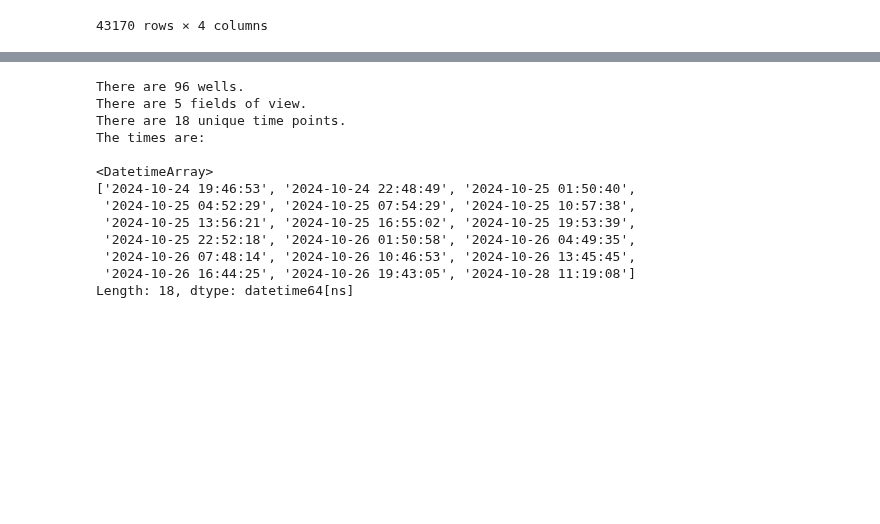
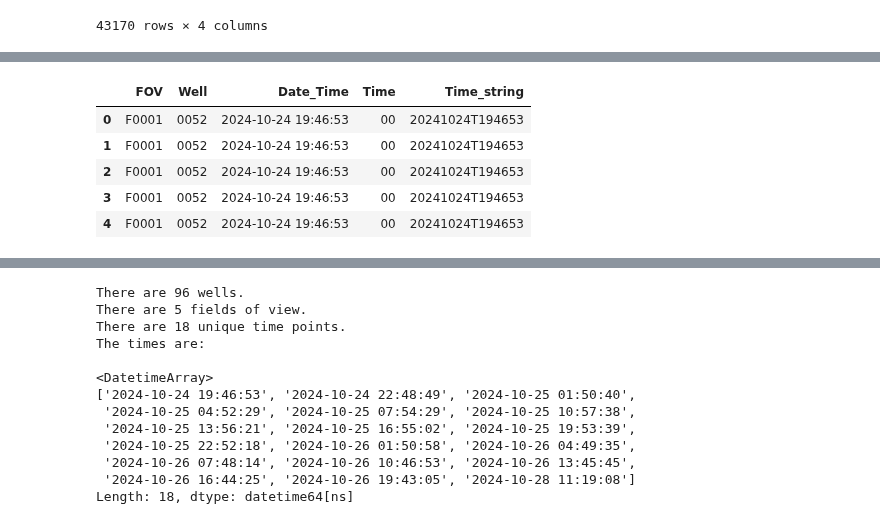
Before and after one commit to MikeLippincott/pyroptosis_live-cell_timelapse, a Jupyter notebook: Wave1_data/1.preprocess_data/notebooks/0.preprocess_raw_data.ipynb, the cells around one changed output, grey strips where cells are left out. Drawn from its saved outputs; the diff is of its cells as text; code cells hidden in the pictures; blank space fills up the shorter version.

```diff
--- a/Wave1_data/1.preprocess_data/notebooks/0.preprocess_raw_data.ipynb
+++ b/Wave1_data/1.preprocess_data/notebooks/0.preprocess_raw_data.ipynb
@@ -122,3 +127,19 @@ df.head()
+# %%
+df["Date_Time"].unique()
+# map the unique dates to a dictionary
+date_map = {date: i for i, date in enumerate(df["Time"].unique())}
+
+df["Time"] = df["Time"].map(date_map)
+# make the time column have a leading zero
+df["Time"] = df["Time"].apply(lambda x: f"{x:02}")
+df.head()
+# %% [output]
+|  | FOV | Well | Date_Time | Time | Time_string |
+| 0 | F0001 | 0052 | 2024-10-24 19:46:53 | 00 | 20241024T194653 |
+| 1 | F0001 | 0052 | 2024-10-24 19:46:53 | 00 | 20241024T194653 |
+| 2 | F0001 | 0052 | 2024-10-24 19:46:53 | 00 | 20241024T194653 |
+| 3 | F0001 | 0052 | 2024-10-24 19:46:53 | 00 | 20241024T194653 |
+| 4 | F0001 | 0052 | 2024-10-24 19:46:53 | 00 | 20241024T194653 |
 # %%
 # well dictionary for mapping
 # Generate the dictionary dynamically
```
Also changed, not shown: parts of 4 cells of this notebook, 1 other file.
